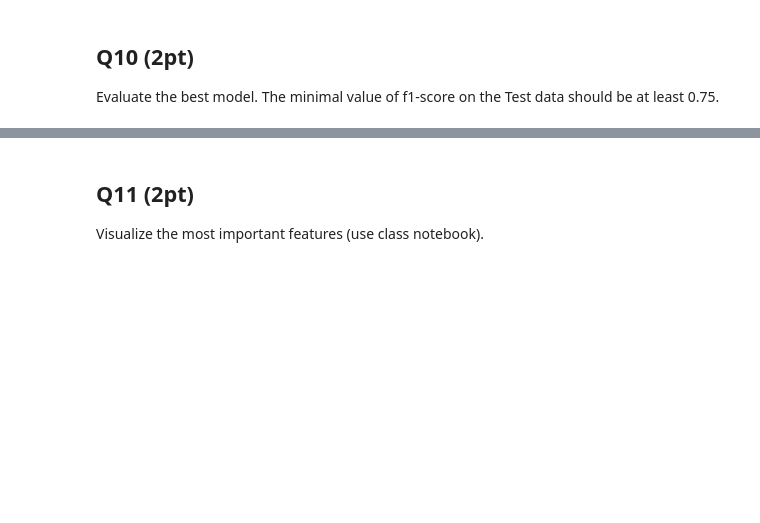
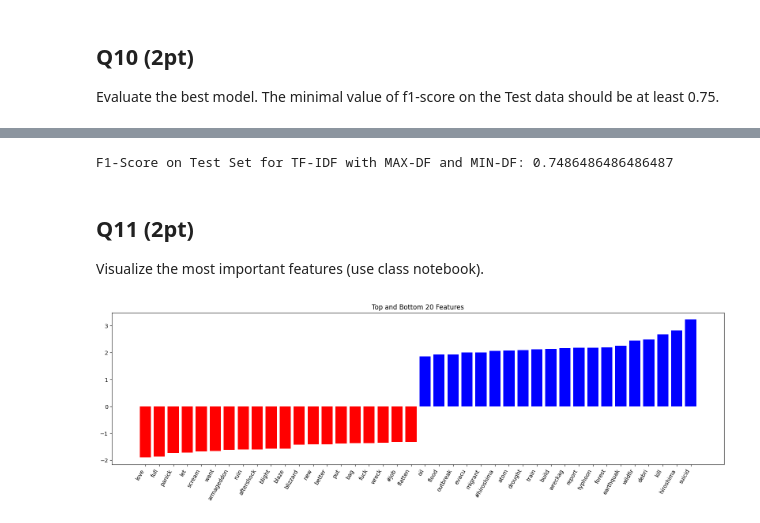
Before and after one commit to ansleyo/RIT_ML, a Jupyter notebook: 2025_spring/Week05_classification/HW4.ipynb, the cells around one changed output, grey strips where cells are left out. Drawn from its saved outputs; the diff is of its cells as text; code cells hidden in the pictures; blank space fills up the shorter version.

```diff
--- a/2025_spring/Week05_classification/HW4.ipynb
+++ b/2025_spring/Week05_classification/HW4.ipynb
@@ -290,7 +298,7 @@ tfidf_vectorizer = TfidfVectorizer(tokenizer=custom_tokenizer)
 X_train_tfidf = tfidf_vectorizer.fit_transform(train['Concatenated'])
 X_val_tfidf = tfidf_vectorizer.transform(validation['Concatenated'])
 # %%
-logreg_tfidf = LogisticRegression(max_iter=1000)
+logreg_tfidf = LogisticRegression()
 logreg_tfidf.fit(X_train_tfidf, train['target'])
 y_pred_tfidf = logreg_tfidf.predict(X_val_tfidf)
 f1_tfidf = f1_score(validation['target'], y_pred_tfidf)
@@ -384,3 +400,41 @@ F1-score on the test set (CountVectorizer with custom tokenizer): 0.765171503957
+# %%
+test['Concatenated'] = test['keyword'] + ' ' + test['location'] + ' ' + test['text']
+
+X_test_tfidf = best_vectorizer.transform(test['Concatenated'])
+
+X_train_tfidf = best_vectorizer.fit_transform(train['Concatenated'])
+best_model.fit(X_train_tfidf, train['target'])
+
+y_test_pred = best_model.predict(X_test_tfidf)
+
+f1_test = f1_score(test['target'], y_test_pred)
+
+print(f"F1-Score on Test Set for {best_model_name}: {f1_test}")
+# %% [output]
+F1-Score on Test Set for TF-IDF with MAX-DF and MIN-DF: 0.7486486486486487
 # %% [markdown]
 ## Q11 (2pt)
 Visualize the most important features (use class notebook).
+# %%
+import numpy as np
+import matplotlib.pyplot as plt
+
+feature_names = np.array(best_vectorizer.get_feature_names_out())
+coefs = best_model.coef_[0]
+
+num_top_features = 20
+top_positive_coefficients = np.argsort(coefs)[-num_top_features:]
+top_negative_coefficients = np.argsort(coefs)[:num_top_features]
+
+top_coefficients = np.hstack([top_negative_coefficients, top_positive_coefficients])
+
+plt.figure(figsize=(20, 5))
+colors = ['red' if c < 0 else 'blue' for c in coefs[top_coefficients]]
+plt.bar(np.arange(2 * num_top_features), coefs[top_coefficients], color=colors)
+
+feature_names = feature_names[top_coefficients]
+plt.xticks(np.arange(0, 2 * num_top_features), feature_names, rotation=60, ha="right")
+plt.title("Top and Bottom 20 Features")
+plt.show()
+# %% [output]
+[figure, added]
```
Also changed, not shown: parts of 13 cells of this notebook.
